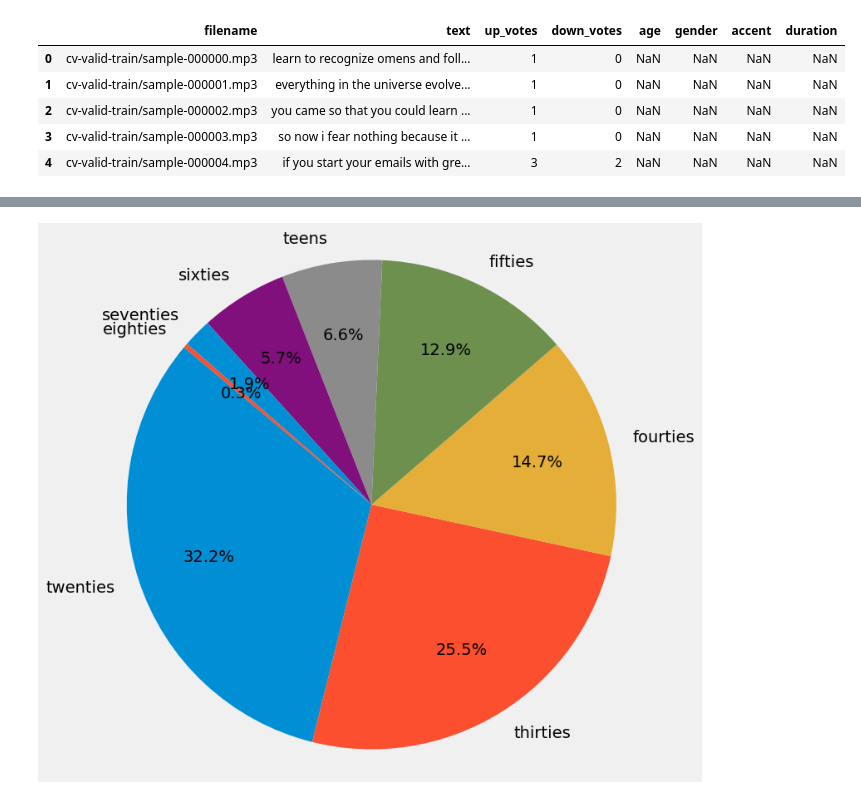
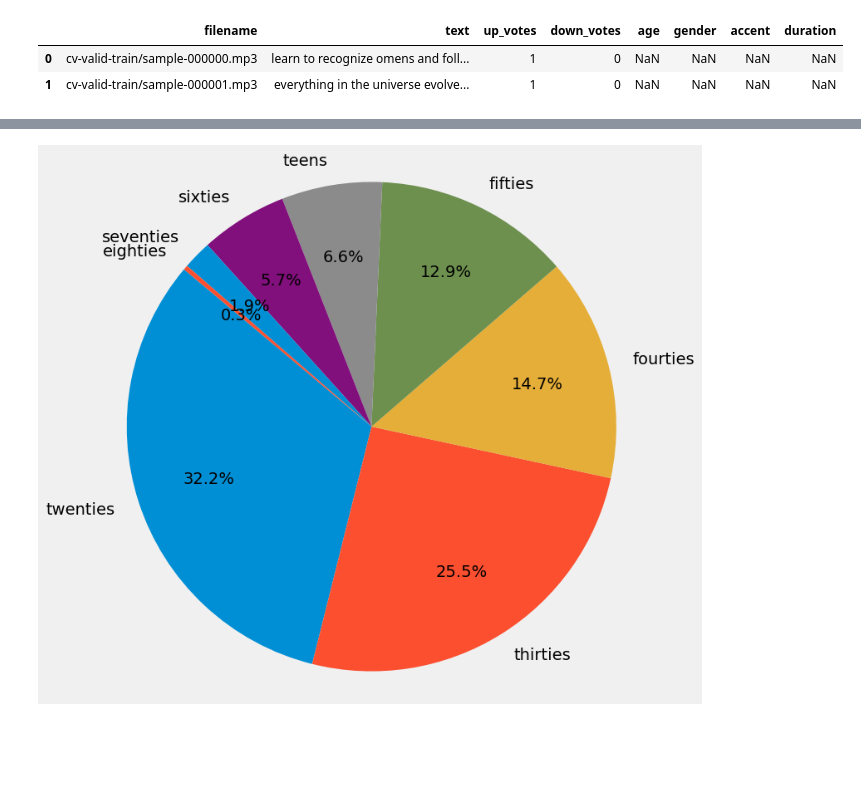
Before and after one commit to amina-work/PFE_AgeEstimationFromVoice, a Jupyter notebook: data.ipynb, the cells around one changed output, grey strips where cells are left out. Saved outputs shown, nothing was run; the diff lists cells and outputs as text; code cells hidden in the pictures; blank space fills up the shorter version.

```diff
--- a/data.ipynb
+++ b/data.ipynb
@@ -36,32 +36,29 @@ plt.style.use('fivethirtyeight')
 # %%
 #importing all 380,000 data entries to one file for treatment
 file_paths = [
     "D:/AMINA/PFE24/datasets/commonvoice/cv-valid-train.csv",
     "D:/AMINA/PFE24/datasets/commonvoice/cv-other-train.csv",
     "D:/AMINA/PFE24/datasets/commonvoice/cv-invalid.csv",
     "D:/AMINA/PFE24/datasets/commonvoice/cv-valid-dev.csv",
     "D:/AMINA/PFE24/datasets/commonvoice/cv-other-dev.csv",
     "D:/AMINA/PFE24/datasets/commonvoice/cv-valid-test.csv",
     "D:/AMINA/PFE24/datasets/commonvoice/cv-other-test.csv",
 ]
 dfs = []
 for i in file_paths:
     df = pd.read_csv(i)
     dfs.append(df)
 
 df = pd.concat(dfs, ignore_index=True)
 
 output_file_path = os.path.join("D:/AMINA/PFE24/application", "data.csv")
 df.to_csv(output_file_path, index=False)
 
-df.head(5)
+df.head(2)
 # %% [output]
 |  | filename | text | up_votes | down_votes | age | gender | accent | duration |
 | 0 | cv-valid-train/sample-000000.mp3 | learn to recognize omens and foll... | 1 | 0 | NaN | NaN | NaN | NaN |
 | 1 | cv-valid-train/sample-000001.mp3 | everything in the universe evolve... | 1 | 0 | NaN | NaN | NaN | NaN |
-| 2 | cv-valid-train/sample-000002.mp3 | you came so that you could learn ... | 1 | 0 | NaN | NaN | NaN | NaN |
-| 3 | cv-valid-train/sample-000003.mp3 | so now i fear nothing because it ... | 1 | 0 | NaN | NaN | NaN | NaN |
-| 4 | cv-valid-train/sample-000004.mp3 | if you start your emails with gre... | 3 | 2 | NaN | NaN | NaN | NaN |
 # %%
 df.info()
 # %% [output]
```
Also changed, not shown: parts of 8 cells of this notebook, 1 other file.
